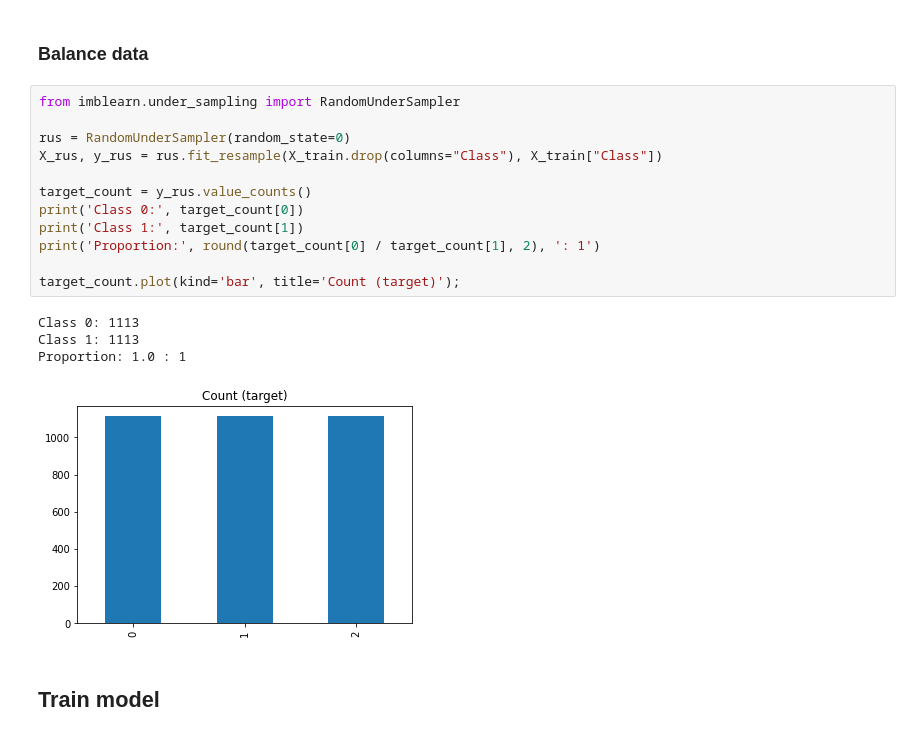
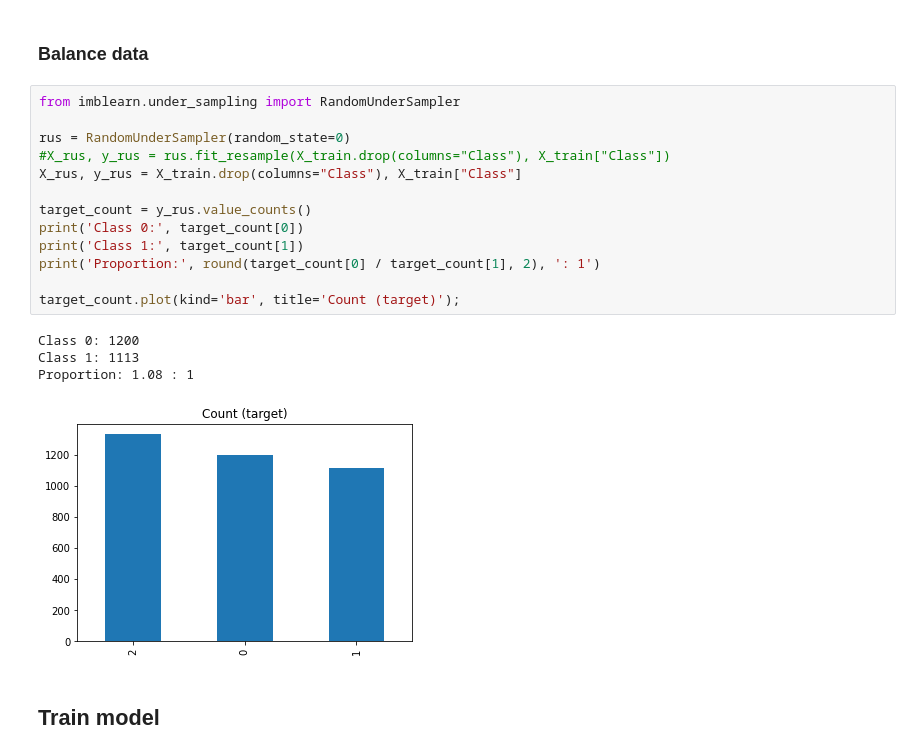
Before and after one commit to samueldiaz1004/driving_behavior_project, a Jupyter notebook: models/driving_behavior_knn.ipynb, the cells around one changed output. Saved outputs shown, nothing was run; the diff lists cells and outputs as text.

```diff
--- a/models/driving_behavior_knn.ipynb
+++ b/models/driving_behavior_knn.ipynb
@@ -105,20 +105,21 @@ X_testing
 # %%
 from imblearn.under_sampling import RandomUnderSampler
 
 rus = RandomUnderSampler(random_state=0)
-X_rus, y_rus = rus.fit_resample(X_train.drop(columns="Class"), X_train["Class"])
+#X_rus, y_rus = rus.fit_resample(X_train.drop(columns="Class"), X_train["Class"])
+X_rus, y_rus = X_train.drop(columns="Class"), X_train["Class"]
 
 target_count = y_rus.value_counts()
 print('Class 0:', target_count[0])
 print('Class 1:', target_count[1])
 print('Proportion:', round(target_count[0] / target_count[1], 2), ': 1')
 
 target_count.plot(kind='bar', title='Count (target)');
 # %% [output]
-Class 0: 1113
+Class 0: 1200
 Class 1: 1113
-Proportion: 1.0 : 1
+Proportion: 1.08 : 1
-[figure, old version]
+[figure, new version]
 # %% [markdown]
 ## Train model
 # %%
```
Also changed, not shown: parts of 20 cells of this notebook, 15 other files.
